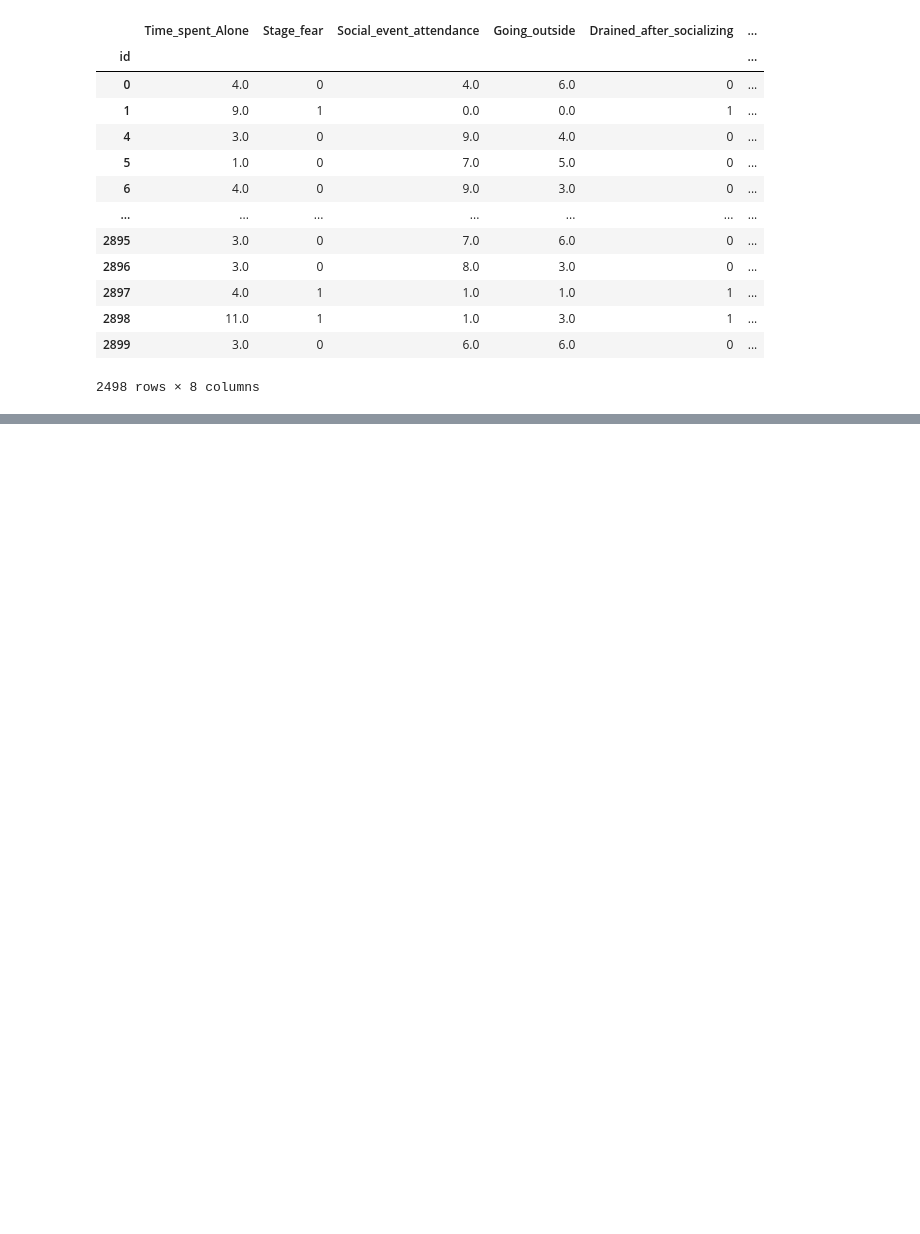
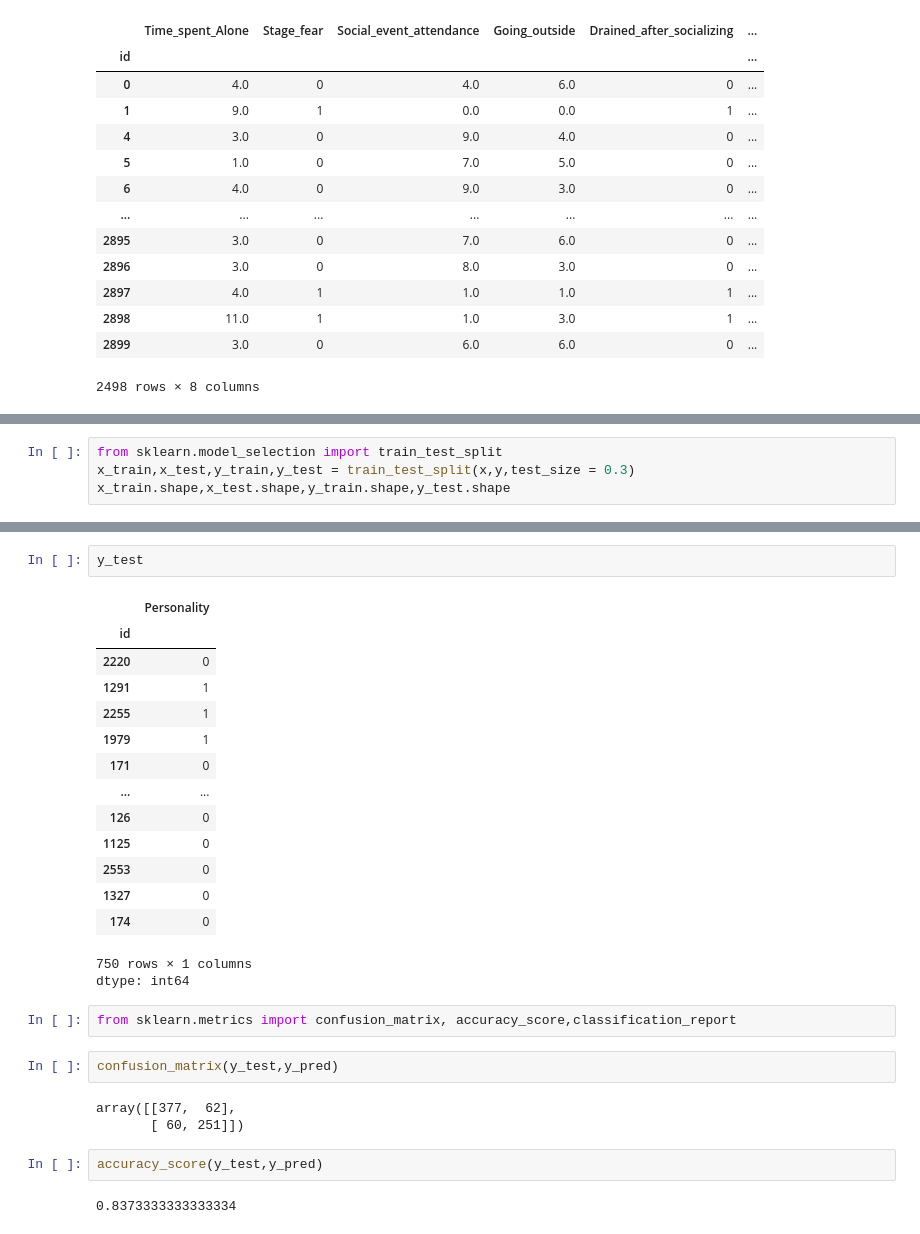
Before and after one commit to VasanthPrakasam/The-Introvert-Extrovert-Behavior-Dataset, a Jupyter notebook: Introvert_v_s_extrovert.ipynb, the cells around one changed output, grey strips where cells are left out. Saved outputs shown, nothing was run; the diff lists cells and outputs as text; blank space fills up the shorter version.

Commit message:
Machine_Learning - DecisionTreeClassifier,confusion_matrix, accuracy_score,classification_report

```diff
--- a/Introvert_v_s_extrovert.ipynb
+++ b/Introvert_v_s_extrovert.ipynb
@@ -331,0 +83,4 @@ Based on the box plots generated for the continuous variables (`Time_spent_Alone
+# %%
+from sklearn.model_selection import train_test_split
+x_train,x_test,y_train,y_test = train_test_split(x,y,test_size = 0.3)
+x_train.shape,x_test.shape,y_train.shape,y_test.shape
@@ -331,0 +172,29 @@ Based on the box plots generated for the continuous variables (`Time_spent_Alone
+# %%
+y_test
+# %% [output]
+|  | Personality |
+| id |  |
+| 2220 | 0 |
+| 1291 | 1 |
+| 2255 | 1 |
+| 1979 | 1 |
+| 171 | 0 |
+| ... | ... |
+| 126 | 0 |
+| 1125 | 0 |
+| 2553 | 0 |
+| 1327 | 0 |
+| 174 | 0 |
+750 rows × 1 columns
+dtype: int64
+# %%
+from sklearn.metrics import confusion_matrix, accuracy_score,classification_report
+# %%
+confusion_matrix(y_test,y_pred)
+# %% [output]
+array([[377,  62],
+       [ 60, 251]])
+# %%
+accuracy_score(y_test,y_pred)
+# %% [output]
+0.8373333333333334
```
Also changed, not shown: parts of 69 cells of this notebook.
